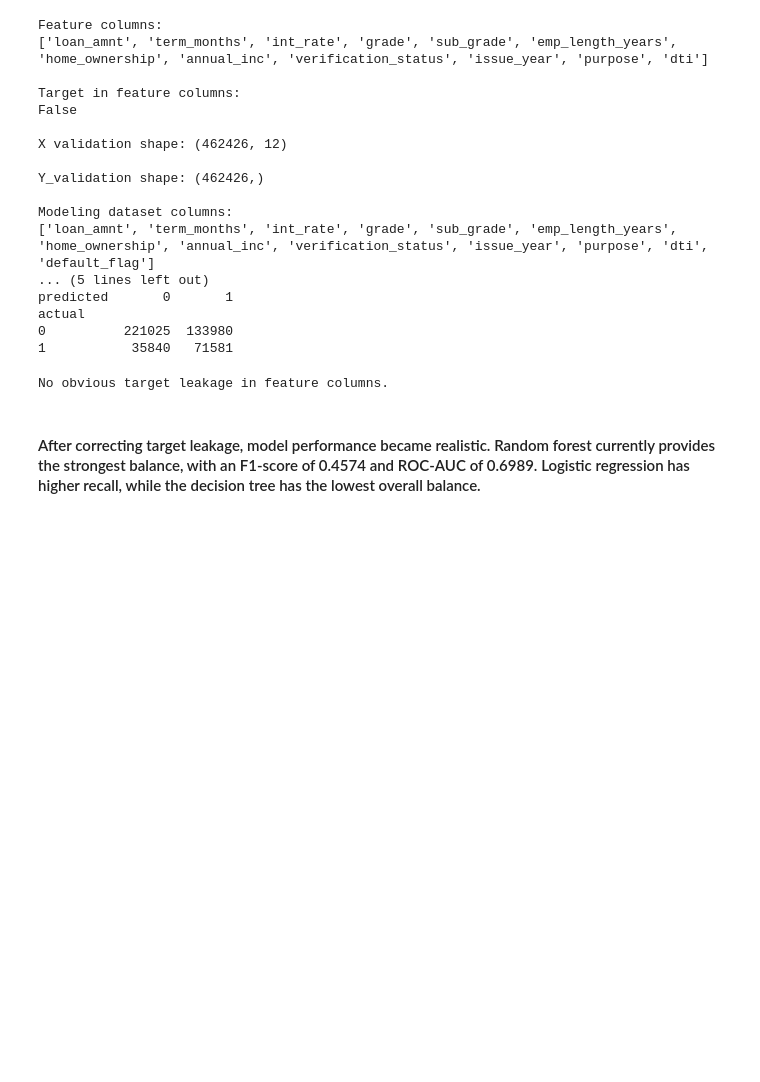
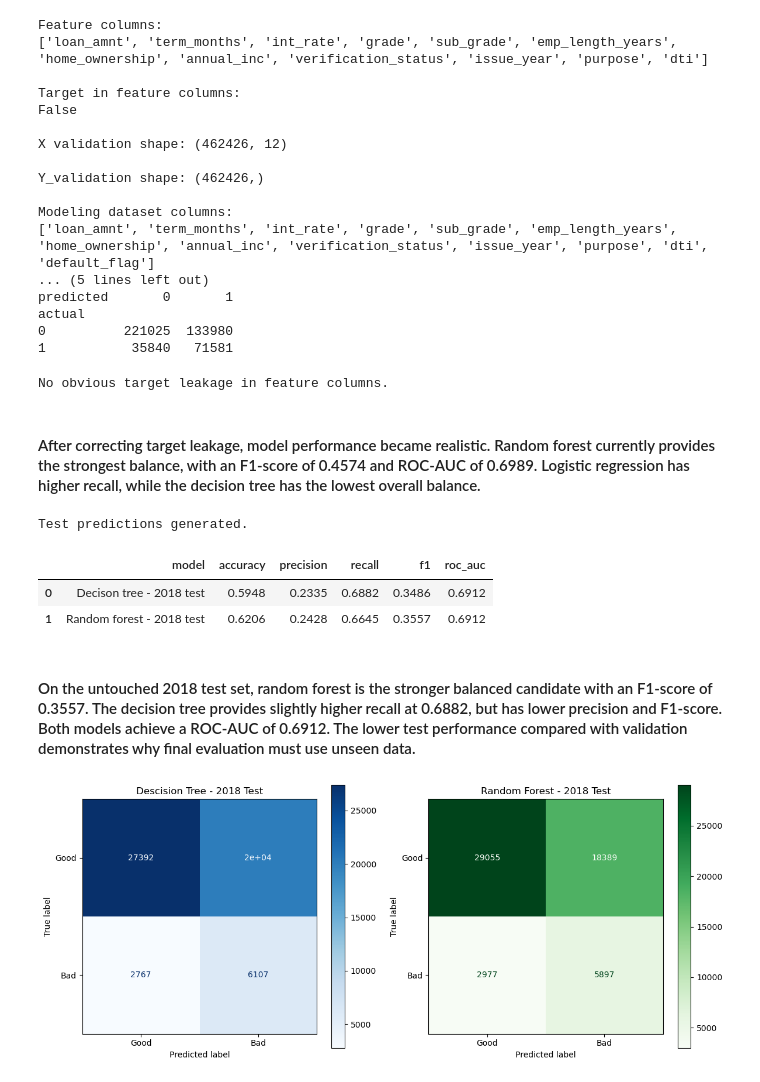
Before and after one commit to brishavrajbahak/loan-default-prediction, a Jupyter notebook: notebooks/05_tree_models.ipynb, the cells around one changed output. Drawn from its saved outputs; the diff is of its cells as text; code cells hidden in the pictures; blank space fills up the shorter version.

Commit message:
day-08: evaluate models and explain feature importance

```diff
--- a/notebooks/05_tree_models.ipynb
+++ b/notebooks/05_tree_models.ipynb
@@ -253,3 +253,74 @@ print("No obvious target leakage in feature columns.")
 No obvious target leakage in feature columns.
 # %% [markdown]
 #### After correcting target leakage, model performance became realistic. Random forest currently provides the strongest balance, with an F1-score of 0.4574 and ROC-AUC of 0.6989. Logistic regression has higher recall, while the decision tree has the lowest overall balance.
+# %%
+tree_test_predictions = decision_tree_model.predict(x_test)
+tree_test_probabilities = decision_tree_model.predict_proba(
+    x_test
+)[:, 1]
+
+forest_test_predictions = random_forest_model.predict(x_test)
+forest_test_probabilities = random_forest_model.predict_proba(
+    x_test
+)[:, 1]
+
+print("Test predictions generated.")
+# %% [output]
+Test predictions generated.
+# %%
+test_results = pd.DataFrame([
+    evaluate_model(
+        "Decison tree - 2018 test",
+        y_test,
+        tree_test_predictions,
+        forest_test_probabilities,
+    ),
+    evaluate_model(
+        "Random forest - 2018 test",
+        y_test,
+        forest_test_predictions,
+        forest_test_probabilities,
+    )
+])
+
+display(test_results.round(4))
+# %% [output]
+|  | model | accuracy | precision | recall | f1 | roc_auc |
+| 0 | Decison tree - 2018 test | 0.5948 | 0.2335 | 0.6882 | 0.3486 | 0.6912 |
+| 1 | Random forest - 2018 test | 0.6206 | 0.2428 | 0.6645 | 0.3557 | 0.6912 |
+# %% [markdown]
+#### On the untouched 2018 test set, random forest is the stronger balanced candidate with an F1-score of 0.3557. The decision tree provides slightly higher recall at 0.6882, but has lower precision and F1-score. Both models achieve a ROC-AUC of 0.6912. The lower test performance compared with validation demonstrates why final evaluation must use unseen data.
+# %%
+from sklearn.metrics import(
+    ConfusionMatrixDisplay,
+    RocCurveDisplay,
+    PrecisionRecallDisplay,
+)
+import matplotlib.pyplot as plt
+
+fig, axes = plt.subplots(1,2, figsize=(12,5))
+
+ConfusionMatrixDisplay.from_predictions(
+    y_test,
+    tree_test_predictions,
+    display_labels=["Good", "Bad"],
+    cmap="Blues",
+    ax=axes[0],
+)
+
+axes[0].set_title("Descision Tree - 2018 Test")
+
+ConfusionMatrixDisplay.from_predictions(
+    y_test,
+    forest_test_predictions,
+    display_labels=["Good", "Bad"],
+    cmap="Greens",
+    ax=axes[1],
+)
+
+axes[1].set_title("Random Forest - 2018 Test")
+
+plt.tight_layout()
+plt.show()
+# %% [output]
+[figure, added]
```
Also changed, not shown: parts of 10 cells of this notebook, 1 other file.
